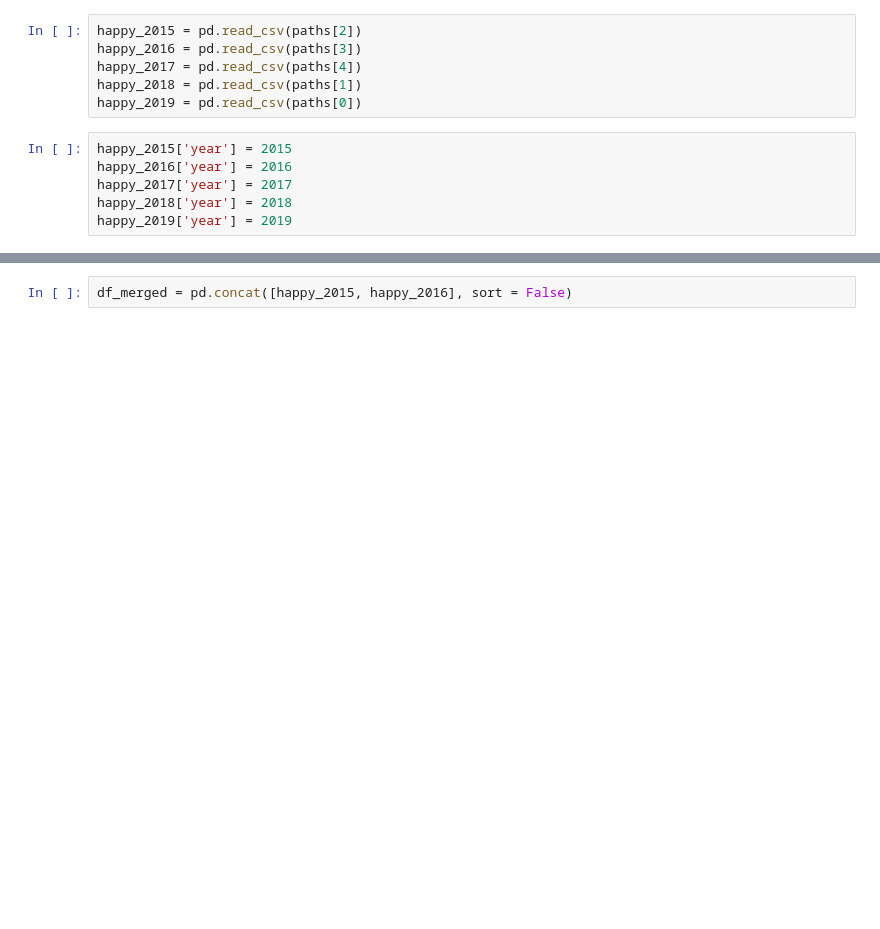
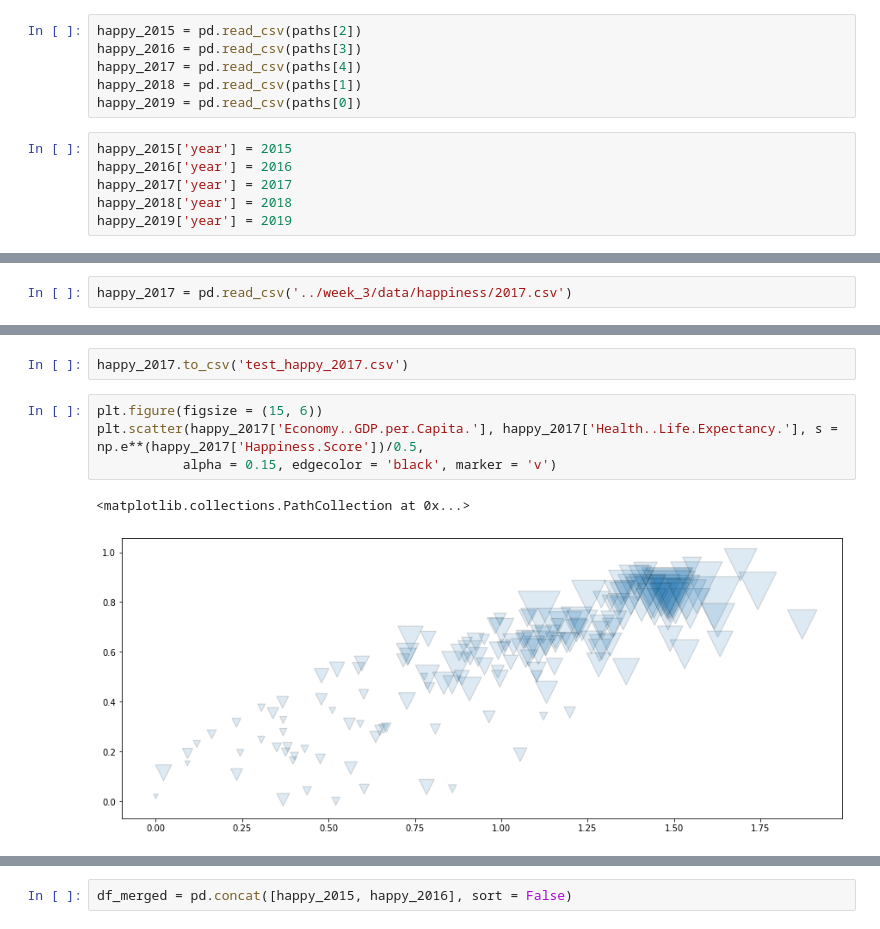
Before and after one commit to jfkoehler/Data-and-Design, a Jupyter notebook: week_4/intro.ipynb, the cells around one changed output, grey strips where cells are left out. Drawn from its saved outputs; the diff is of its cells as text; blank space fills up the shorter version.

```diff
--- a/week_4/intro.ipynb
+++ b/week_4/intro.ipynb
@@ -111,0 +127,2 @@ happy_2015.head()
+# %%
+happy_2017 = pd.read_csv('../week_3/data/happiness/2017.csv')
@@ -111,0 +138,9 @@ happy_2015.head()
+# %%
+happy_2017.to_csv('test_happy_2017.csv')
+# %%
+plt.figure(figsize = (15, 6))
+plt.scatter(happy_2017['Economy..GDP.per.Capita.'], happy_2017['Health..Life.Expectancy.'], s = np.e**(happy_2017['Happiness.Score'])/0.5,
+           alpha = 0.15, edgecolor = 'black', marker = 'v')
+# %% [output]
+<matplotlib.collections.PathCollection at 0x...>
+[figure, added]
```
Also changed, not shown: parts of 12 cells of this notebook, 6 other files.
